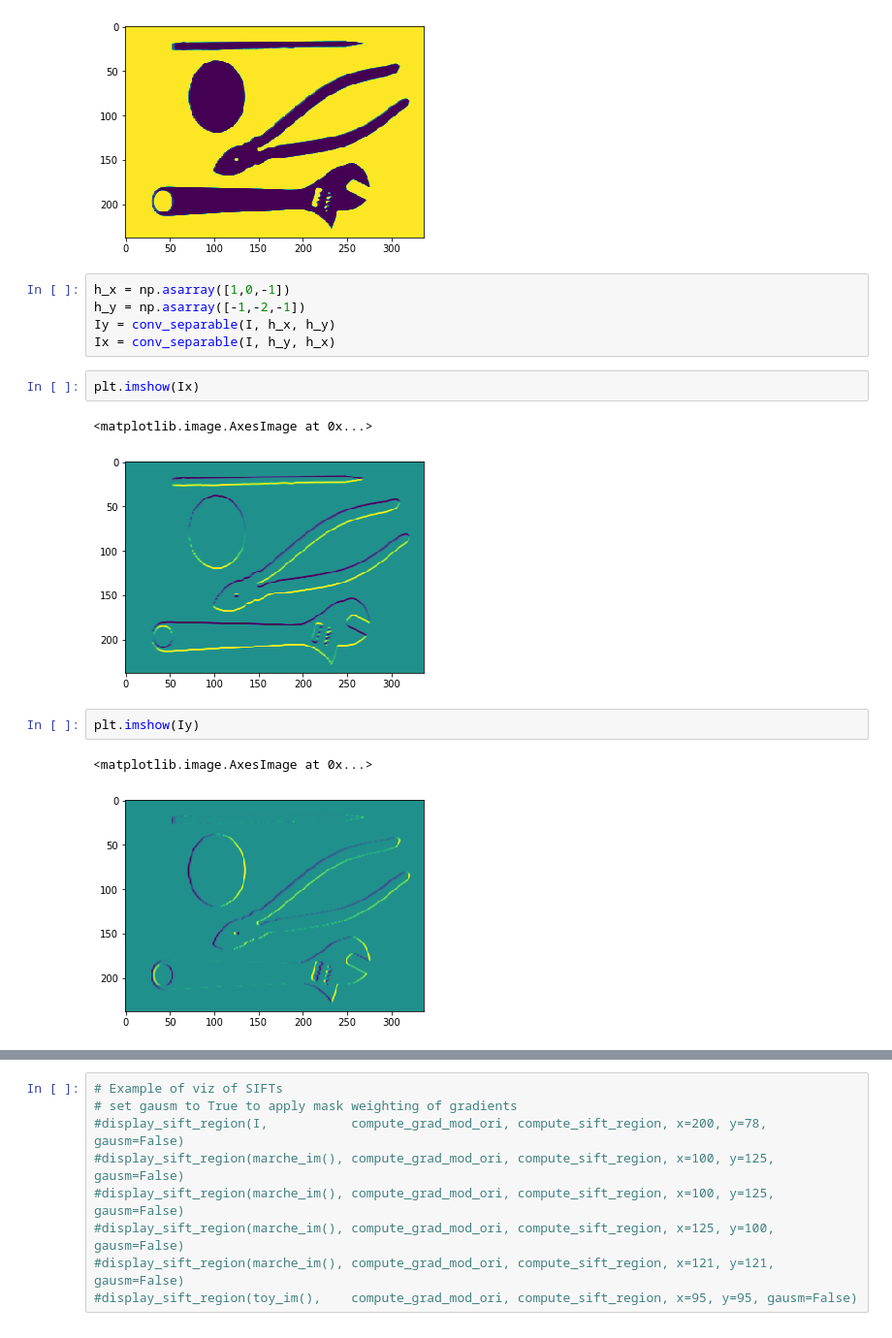
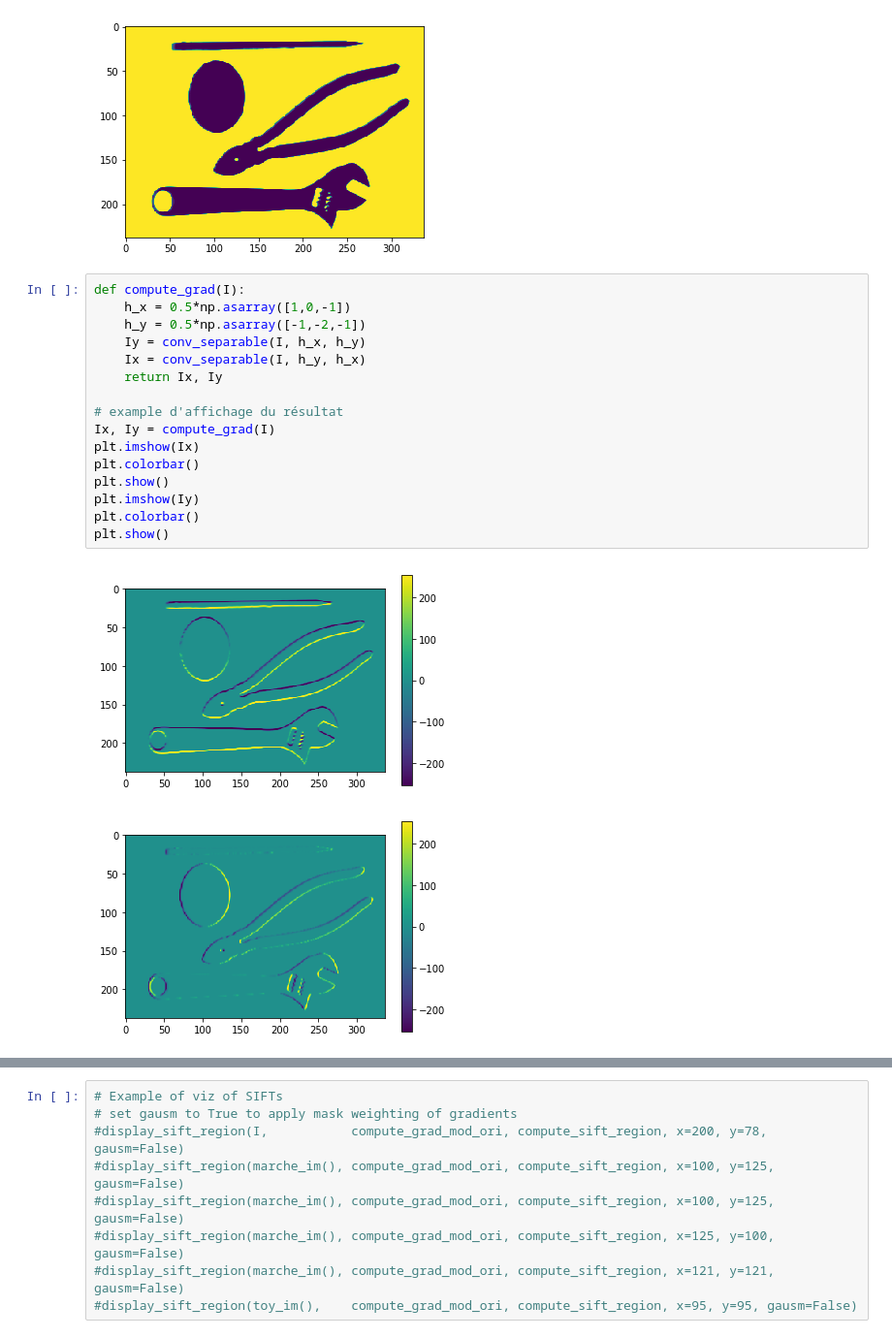
Before and after one commit to IssamBenamara/SIFT_BOW, a Jupyter notebook: TP1-2.ipynb, the cells around one changed output, grey strips where cells are left out. Shown at 97% size. Cells and saved outputs as stored; diff of their text form.

```diff
--- a/TP1-2.ipynb
+++ b/TP1-2.ipynb
@@ -48,17 +31,21 @@ plt.imshow(I)
 <matplotlib.image.AxesImage at 0x...>
 [figure]
 # %%
-h_x = np.asarray([1,0,-1])
-h_y = np.asarray([-1,-2,-1])
-Iy = conv_separable(I, h_x, h_y)
-Ix = conv_separable(I, h_y, h_x)
+def compute_grad(I):
+    h_x = 0.5*np.asarray([1,0,-1])
+    h_y = 0.5*np.asarray([-1,-2,-1])
+    Iy = conv_separable(I, h_x, h_y)
+    Ix = conv_separable(I, h_y, h_x)
+    return Ix, Iy
+
+# example d'affichage du résultat
+Ix, Iy = compute_grad(I)
+plt.imshow(Ix)
+plt.colorbar()
+plt.show()
+plt.imshow(Iy)
+plt.colorbar()
+plt.show()
+# %% [output]
+[figure, added]
+[figure, added]
-# %%
-plt.imshow(Ix)
-# %% [output]
-<matplotlib.image.AxesImage at 0x...>
-[figure, removed]
-# %%
-plt.imshow(Iy)
-# %% [output]
-<matplotlib.image.AxesImage at 0x...>
-[figure, removed]
```
Also changed, not shown: parts of 16 cells of this notebook.
